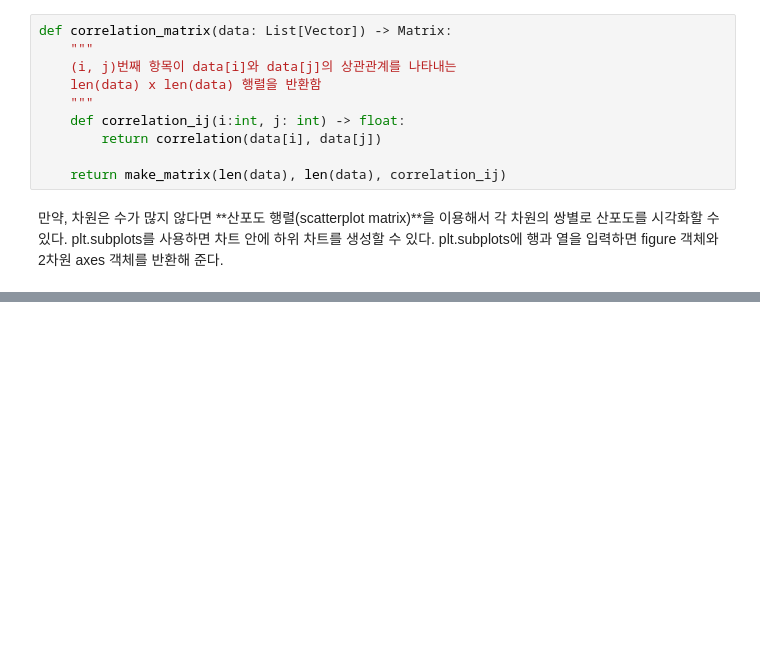
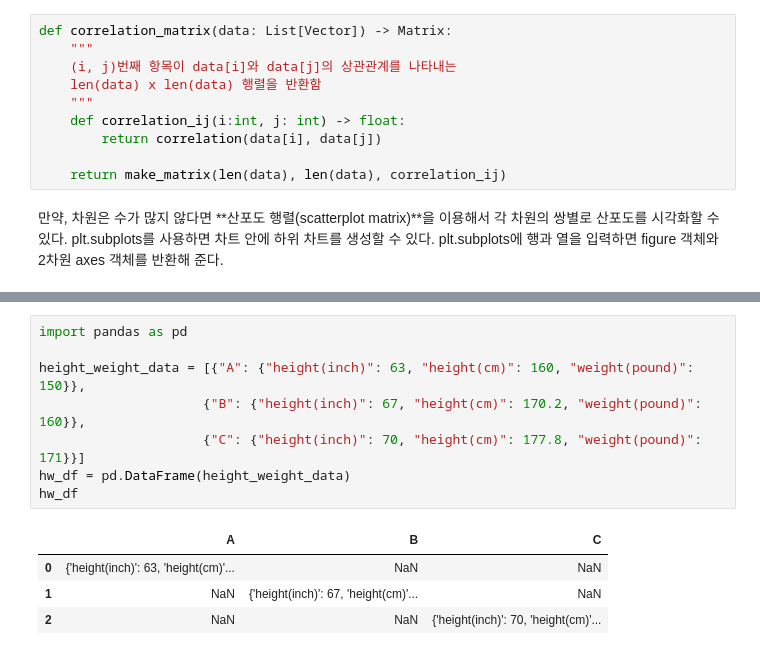
Before and after one commit to mskim94/TIL, a Jupyter notebook: 밑바닥부터 시작하는 데이터 과학/10장. 데이터 다루기.ipynb, the cells around one changed output, grey strips where cells are left out. Cells and saved outputs as stored; diff of their text form; blank space fills up the shorter version.

```diff
--- a/밑바닥부터 시작하는 데이터 과학/10장. 데이터 다루기.ipynb
+++ b/밑바닥부터 시작하는 데이터 과학/10장. 데이터 다루기.ipynb
@@ -191,0 +480,13 @@ NameError: name 'corr_data' is not defined
+# %%
+import pandas as pd
+
+height_weight_data = [{"A": {"height(inch)": 63, "height(cm)": 160, "weight(pound)": 150}},
+                     {"B": {"height(inch)": 67, "height(cm)": 170.2, "weight(pound)": 160}},
+                     {"C": {"height(inch)": 70, "height(cm)": 177.8, "weight(pound)": 171}}]
+hw_df = pd.DataFrame(height_weight_data)
+hw_df
+# %% [output]
+|  | A | B | C |
+| 0 | {'height(inch)': 63, 'height(cm)'... | NaN | NaN |
+| 1 | NaN | {'height(inch)': 67, 'height(cm)'... | NaN |
+| 2 | NaN | NaN | {'height(inch)': 70, 'height(cm)'... |
```
Also changed, not shown: parts of 42 cells of this notebook.
